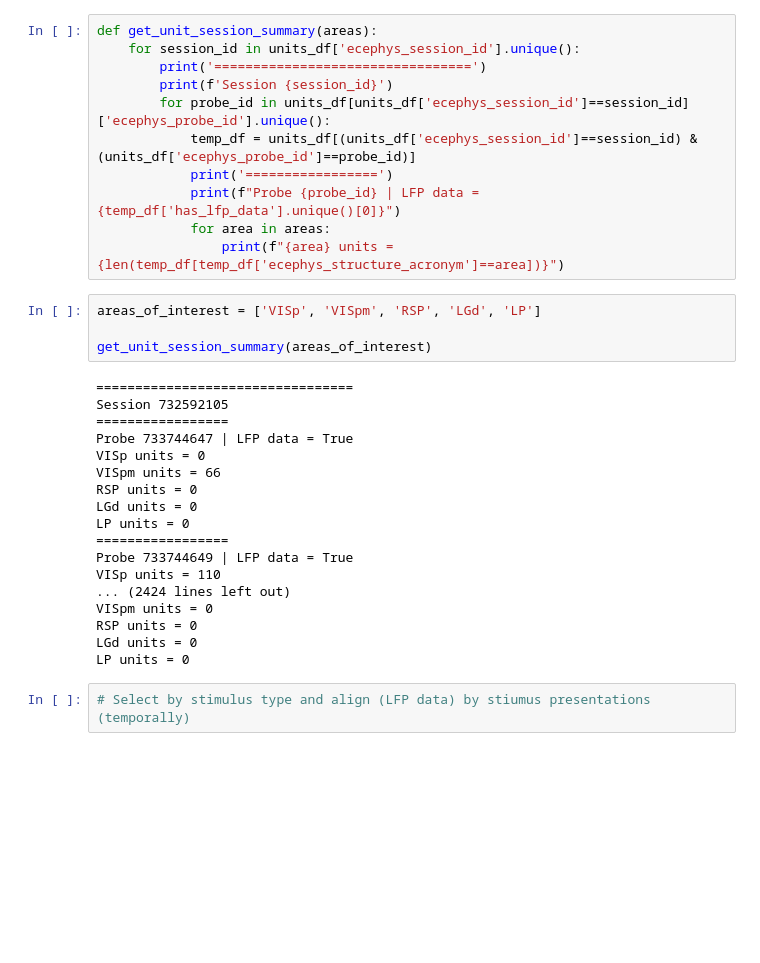
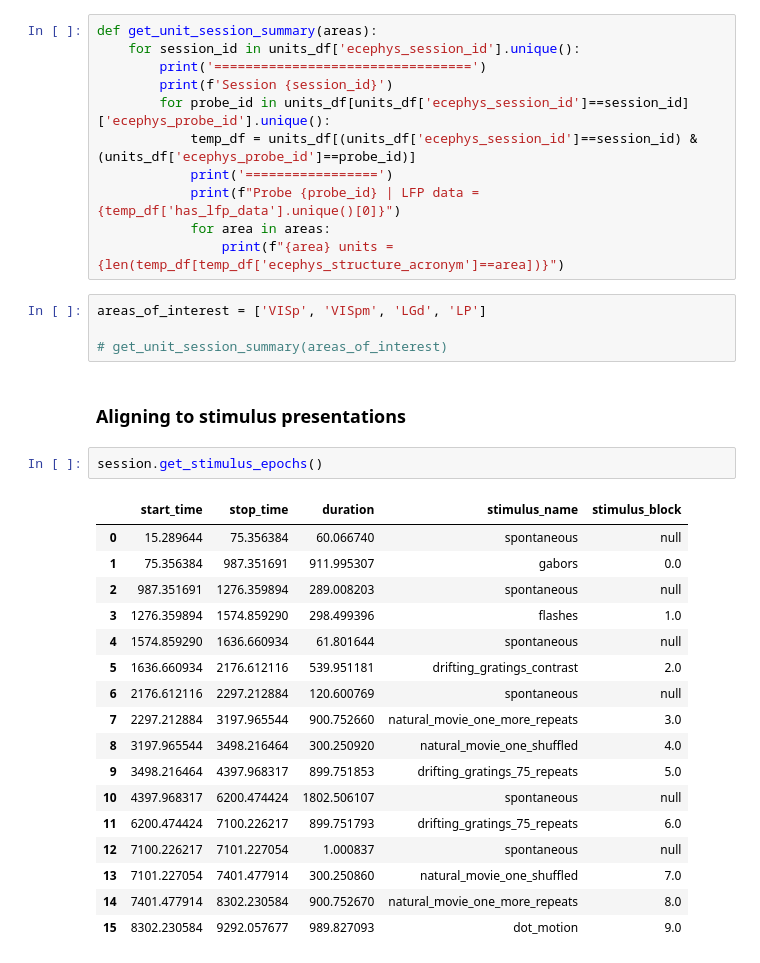
Before and after one commit to ikharitonov/allen-neuropixel-LFPs, a Jupyter notebook: quickstart.ipynb, the cells around one changed output. Drawn from its saved outputs; the diff is of its cells as text; blank space fills up the shorter version.

```diff
--- a/quickstart.ipynb
+++ b/quickstart.ipynb
@@ -369,26 +371,28 @@ def get_unit_session_summary(areas):
             for area in areas:
                 print(f"{area} units = {len(temp_df[temp_df['ecephys_structure_acronym']==area])}")
 # %%
-areas_of_interest = ['VISp', 'VISpm', 'RSP', 'LGd', 'LP']
+areas_of_interest = ['VISp', 'VISpm', 'LGd', 'LP']
 
-get_unit_session_summary(areas_of_interest)
+# get_unit_session_summary(areas_of_interest)
-# %% [output]
-=================================
-Session 732592105
-=================
-Probe 733744647 | LFP data = True
-VISp units = 0
-VISpm units = 66
-RSP units = 0
-LGd units = 0
-LP units = 0
-=================
-Probe 733744649 | LFP data = True
-VISp units = 110
-... (2424 lines left out)
-VISpm units = 0
-RSP units = 0
-LGd units = 0
-LP units = 0
+# %% [markdown]
+### Aligning to stimulus presentations
 # %%
-# Select by stimulus type and align (LFP data) by stiumus presentations (temporally)
+session.get_stimulus_epochs()
+# %% [output]
+|  | start_time | stop_time | duration | stimulus_name | stimulus_block |
+| 0 | 15.289644 | 75.356384 | 60.066740 | spontaneous | null |
+| 1 | 75.356384 | 987.351691 | 911.995307 | gabors | 0.0 |
+| 2 | 987.351691 | 1276.359894 | 289.008203 | spontaneous | null |
+| 3 | 1276.359894 | 1574.859290 | 298.499396 | flashes | 1.0 |
+| 4 | 1574.859290 | 1636.660934 | 61.801644 | spontaneous | null |
+| 5 | 1636.660934 | 2176.612116 | 539.951181 | drifting_gratings_contrast | 2.0 |
+| 6 | 2176.612116 | 2297.212884 | 120.600769 | spontaneous | null |
+| 7 | 2297.212884 | 3197.965544 | 900.752660 | natural_movie_one_more_repeats | 3.0 |
+| 8 | 3197.965544 | 3498.216464 | 300.250920 | natural_movie_one_shuffled | 4.0 |
+| 9 | 3498.216464 | 4397.968317 | 899.751853 | drifting_gratings_75_repeats | 5.0 |
+| 10 | 4397.968317 | 6200.474424 | 1802.506107 | spontaneous | null |
+| 11 | 6200.474424 | 7100.226217 | 899.751793 | drifting_gratings_75_repeats | 6.0 |
+| 12 | 7100.226217 | 7101.227054 | 1.000837 | spontaneous | null |
+| 13 | 7101.227054 | 7401.477914 | 300.250860 | natural_movie_one_shuffled | 7.0 |
+| 14 | 7401.477914 | 8302.230584 | 900.752670 | natural_movie_one_more_repeats | 8.0 |
+| 15 | 8302.230584 | 9292.057677 | 989.827093 | dot_motion | 9.0 |
```
Also changed, not shown: parts of 17 cells of this notebook, 1 other file.
